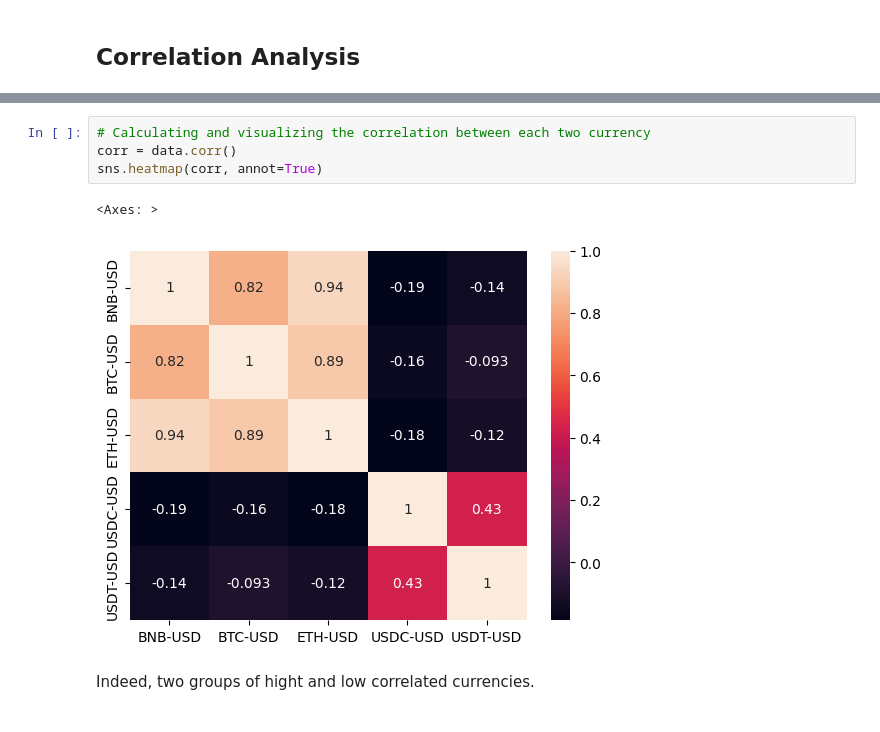
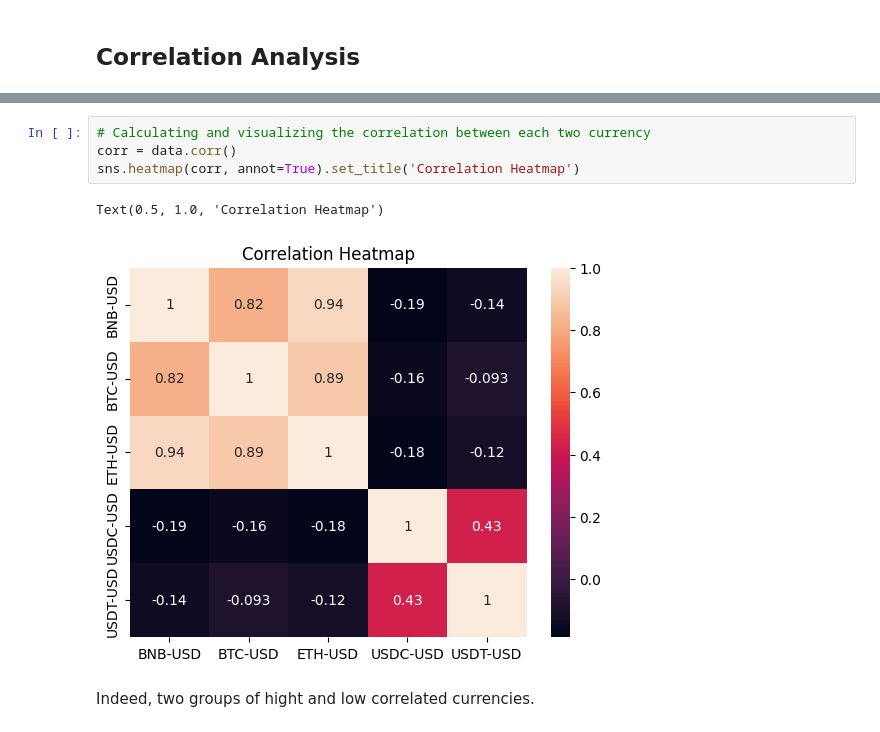
Before and after one commit to mzaoualim/cryptocurrency_portfolio_optimization_app, a Jupyter notebook: crypto_portfolio_optimization.ipynb, the cells around one changed output, grey strips where cells are left out. Drawn from its saved outputs; the diff is of its cells as text.

```diff
--- a/crypto_portfolio_optimization.ipynb
+++ b/crypto_portfolio_optimization.ipynb
@@ -153,10 +155,10 @@ sns.pairplot(data)
 # %%
 # Calculating and visualizing the correlation between each two currency
 corr = data.corr()
-sns.heatmap(corr, annot=True)
+sns.heatmap(corr, annot=True).set_title('Correlation Heatmap')
 # %% [output]
-<Axes: >
+Text(0.5, 1.0, 'Correlation Heatmap')
-[figure, old version]
+[figure, new version]
 # %% [markdown]
 Indeed, two groups of hight and low correlated currencies.
 # %% [markdown]
```
Also changed, not shown: parts of 64 cells of this notebook.
